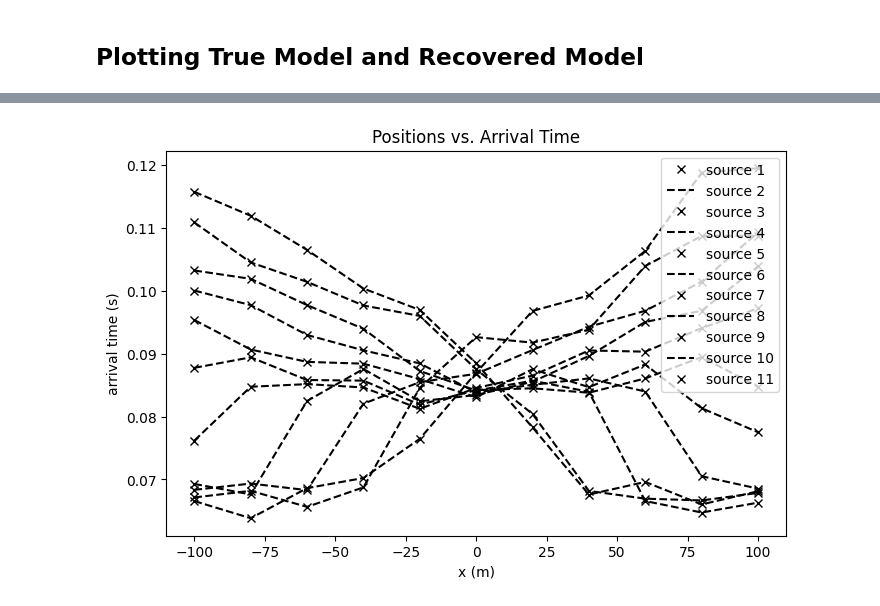
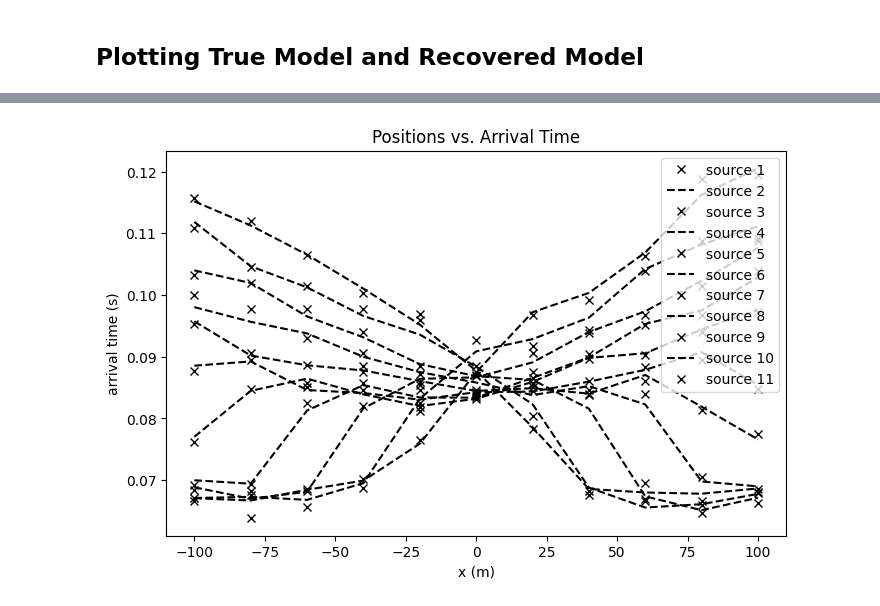
Before and after one commit to emgeolab/geol-4250, a Jupyter notebook: linear_inversion/plot_inv_1_tomography_2D.ipynb, the cells around one changed output, grey strips where cells are left out. Saved outputs shown, nothing was run; the diff lists cells and outputs as text; code cells hidden in the pictures.

```diff
--- a/linear_inversion/plot_inv_1_tomography_2D.ipynb
+++ b/linear_inversion/plot_inv_1_tomography_2D.ipynb
@@ -331,22 +335,25 @@ plt.show()
 # %%
 dpred = inv_prob.dpred.copy()
 # %%
+iteration = 7
+dpred = saveDict.outDict[iteration]['dpred']
+
 fig = plt.figure(figsize=(8, 5))
 ax = fig.add_subplot(111)
 
 for ii in range(0, n_source):
     x_plotting = xy_receivers[k[ii] : k[ii + 1], 0]
     dobs_plotting = dobs[k[ii] : k[ii + 1]]
     dpred_plotting = dpred[k[ii] : k[ii + 1]]
     ax.plot(x_plotting, dobs_plotting, 'kx')
-    ax.plot(x_plotting, dobs_plotting, 'k--')
+    ax.plot(x_plotting, dpred_plotting, 'k--')
     # obs_string.append("source {}".format(ii + 1))
 
 ax.set_xlabel("x (m)")
 ax.set_ylabel("arrival time (s)")
 ax.set_title("Positions vs. Arrival Time")
 ax.legend(obs_string, loc="upper right")
 
 plt.show()
 # %% [output]
-[figure, old version]
+[figure, new version]
```
Also changed, not shown: parts of 6 cells of this notebook, 1 other file.
